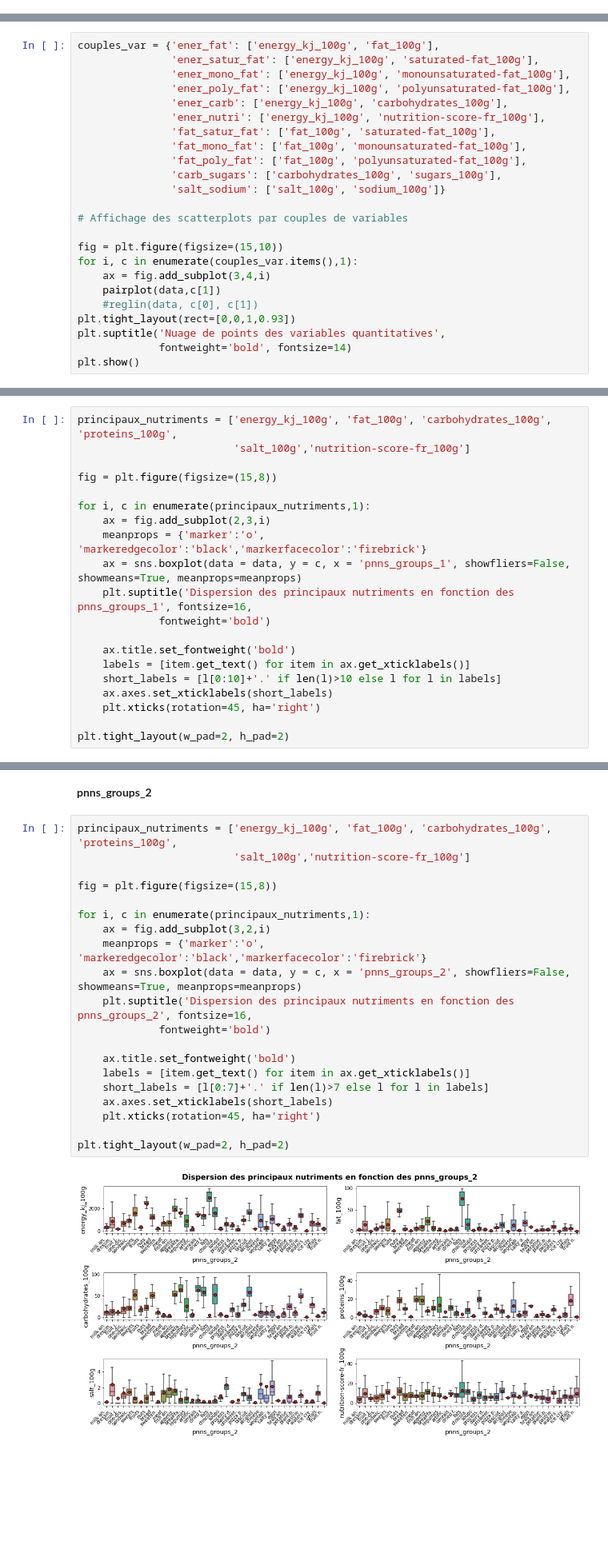
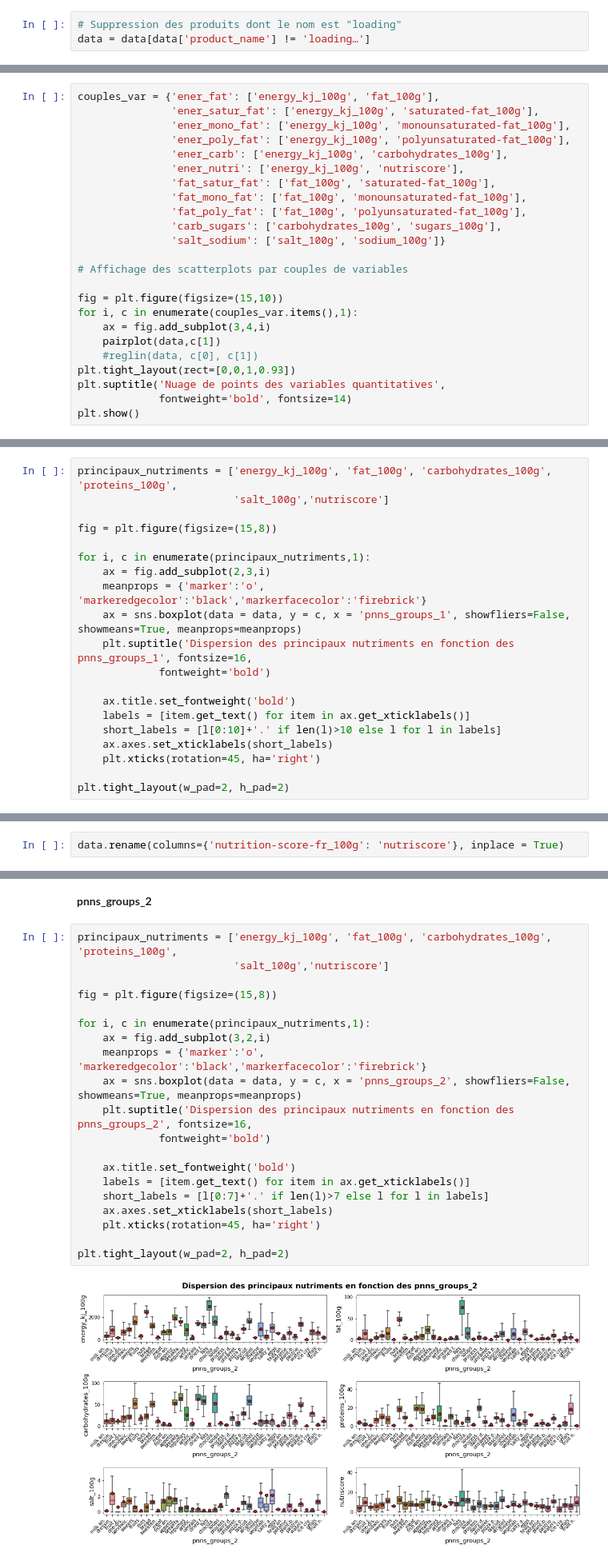
Before and after one commit to Milie-Mimi/OC_DS_Project3, a Jupyter notebook: Projet_3_EDA_EGR.ipynb, the cells around one changed output, grey strips where cells are left out. Shown at 80% size. Saved outputs shown, nothing was run; the diff lists cells and outputs as text; blank space fills up the shorter version.

```diff
--- a/Projet_3_EDA_EGR.ipynb
+++ b/Projet_3_EDA_EGR.ipynb
@@ -385,3 +347,6 @@ Les distributions de ces deux variables quantitatives discrètes montrent un pic
+# %%
+# Suppression des produits dont le nom est "loading"
+data = data[data['product_name'] != 'loading…']
 # %% [markdown]
 #### Continues
 # %% [markdown]
@@ -606,7 +557,7 @@ couples_var = {'ener_fat': ['energy_kj_100g', 'fat_100g'],
                'ener_mono_fat': ['energy_kj_100g', 'monounsaturated-fat_100g'],
                'ener_poly_fat': ['energy_kj_100g', 'polyunsaturated-fat_100g'],
                'ener_carb': ['energy_kj_100g', 'carbohydrates_100g'],
-               'ener_nutri': ['energy_kj_100g', 'nutrition-score-fr_100g'],
+               'ener_nutri': ['energy_kj_100g', 'nutriscore'],
                'fat_satur_fat': ['fat_100g', 'saturated-fat_100g'],
                'fat_mono_fat': ['fat_100g', 'monounsaturated-fat_100g'],
                'fat_poly_fat': ['fat_100g', 'polyunsaturated-fat_100g'],
@@ -643,7 +594,7 @@ J'ai choisi ces 2 catégories d'aliments qui ont l'avantage d'avoir un nombre de
 **pnns_groups_1**
 # %%
 principaux_nutriments = ['energy_kj_100g', 'fat_100g', 'carbohydrates_100g', 'proteins_100g',
-                         'salt_100g','nutrition-score-fr_100g']
+                         'salt_100g','nutriscore']
 
 fig = plt.figure(figsize=(15,8))
 
@@ -774,0 +647,2 @@ def chi2_test(data, var_quali, var_quanti):
+# %%
+data.rename(columns={'nutrition-score-fr_100g': 'nutriscore'}, inplace = True)
@@ -776,23 +713,23 @@ def chi2_test(data, var_quali, var_quanti):
 **pnns_groups_2**
 # %%
 principaux_nutriments = ['energy_kj_100g', 'fat_100g', 'carbohydrates_100g', 'proteins_100g',
-                         'salt_100g','nutrition-score-fr_100g']
+                         'salt_100g','nutriscore']
 
 fig = plt.figure(figsize=(15,8))
 
 for i, c in enumerate(principaux_nutriments,1):
     ax = fig.add_subplot(3,2,i)
     meanprops = {'marker':'o', 'markeredgecolor':'black','markerfacecolor':'firebrick'}
     ax = sns.boxplot(data = data, y = c, x = 'pnns_groups_2', showfliers=False,  showmeans=True, meanprops=meanprops)
     plt.suptitle('Dispersion des principaux nutriments en fonction des pnns_groups_2', fontsize=16,
              fontweight='bold')
 
     ax.title.set_fontweight('bold')
     labels = [item.get_text() for item in ax.get_xticklabels()]
     short_labels = [l[0:7]+'.' if len(l)>7 else l for l in labels]
     ax.axes.set_xticklabels(short_labels)
     plt.xticks(rotation=45, ha='right')
 
 plt.tight_layout(w_pad=2, h_pad=2)
 # %% [output]
-[figure, old version]
+[figure, new version]
```
Also changed, not shown: parts of 66 cells of this notebook.
